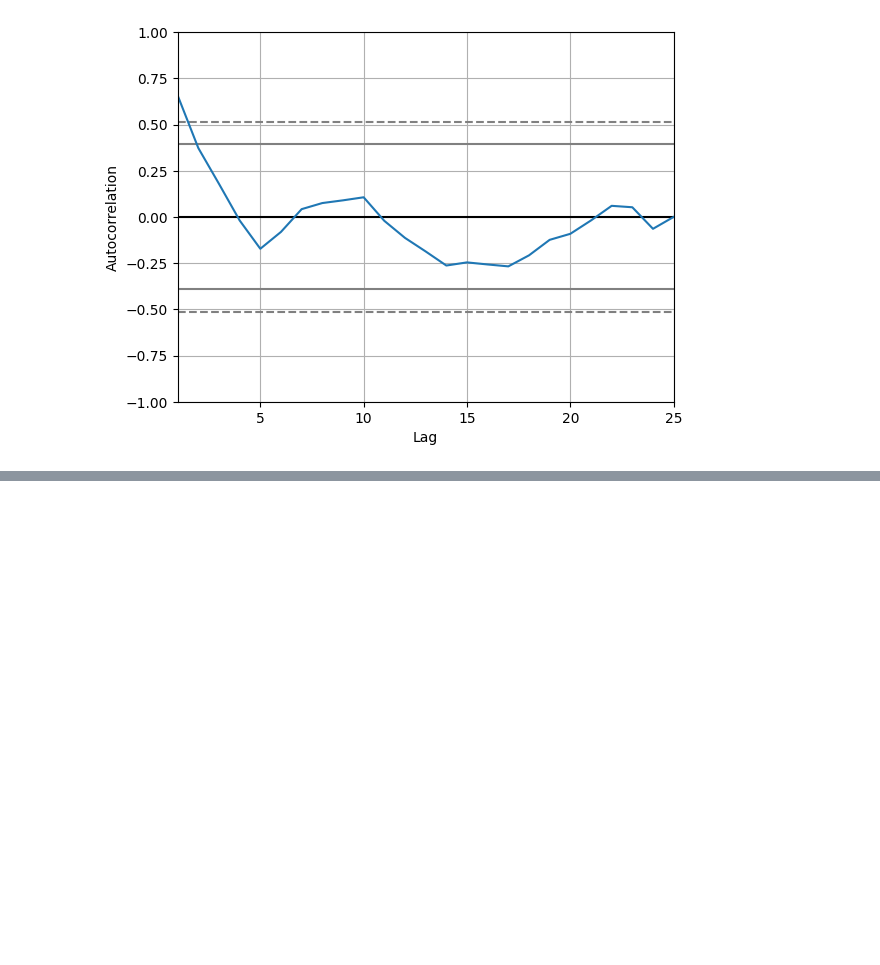
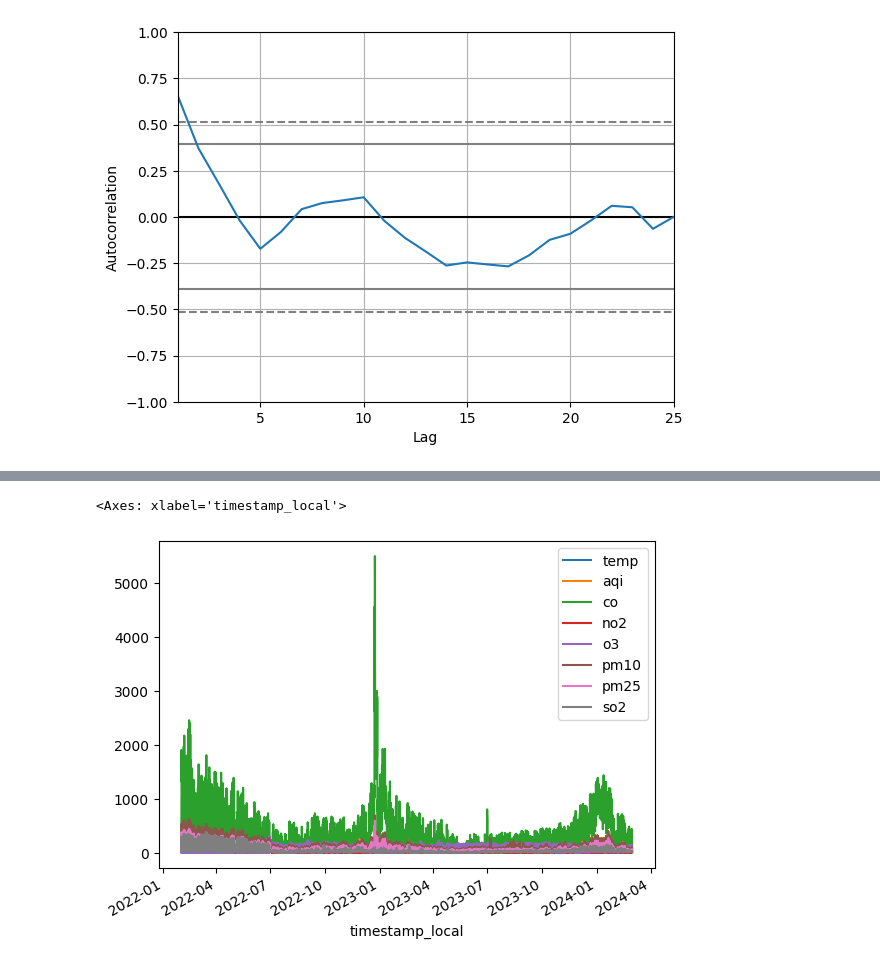
Before and after one commit to 11a55an/air-pollution-forecasting, a Jupyter notebook: machine_learning/data_analysis.ipynb, the cells around one changed output, grey strips where cells are left out. Drawn from its saved outputs; the diff is of its cells as text; code cells hidden in the pictures; blank space fills up the shorter version.

```diff
--- a/machine_learning/data_analysis.ipynb
+++ b/machine_learning/data_analysis.ipynb
@@ -376,0 +389,9 @@ pd.plotting.autocorrelation_plot(df_indexed['pm25'].resample("1m").mean())
+# %%
+df['timestamp_local'] = pd.to_datetime(df['timestamp_local'])
+# %%
+df.set_index('timestamp_local', inplace=True)
+# %%
+df.plot()
+# %% [output]
+<Axes: xlabel='timestamp_local'>
+[figure, added]
```
Also changed, not shown: parts of 6 cells of this notebook, 1 other file.
